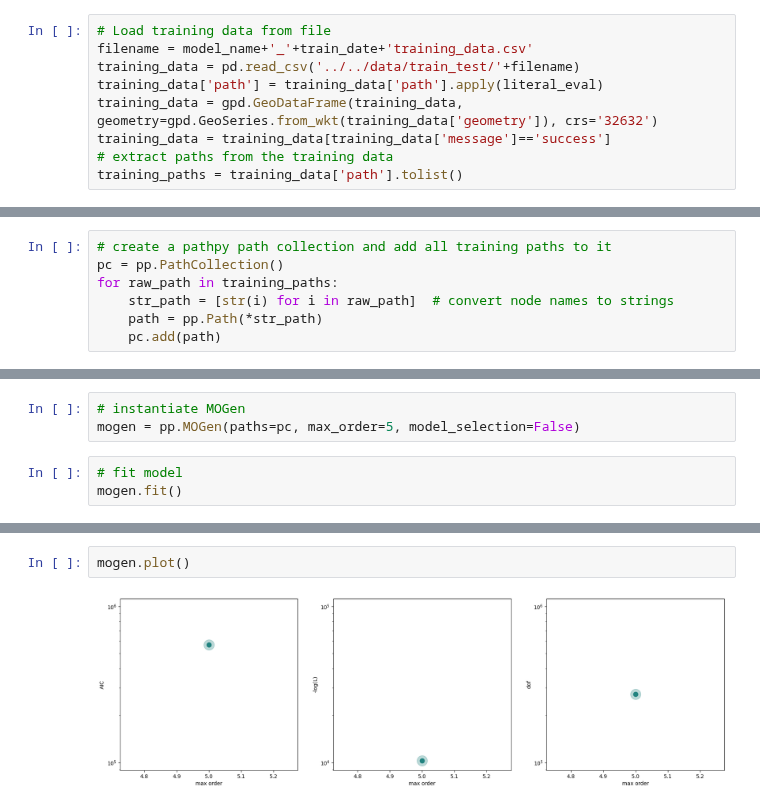
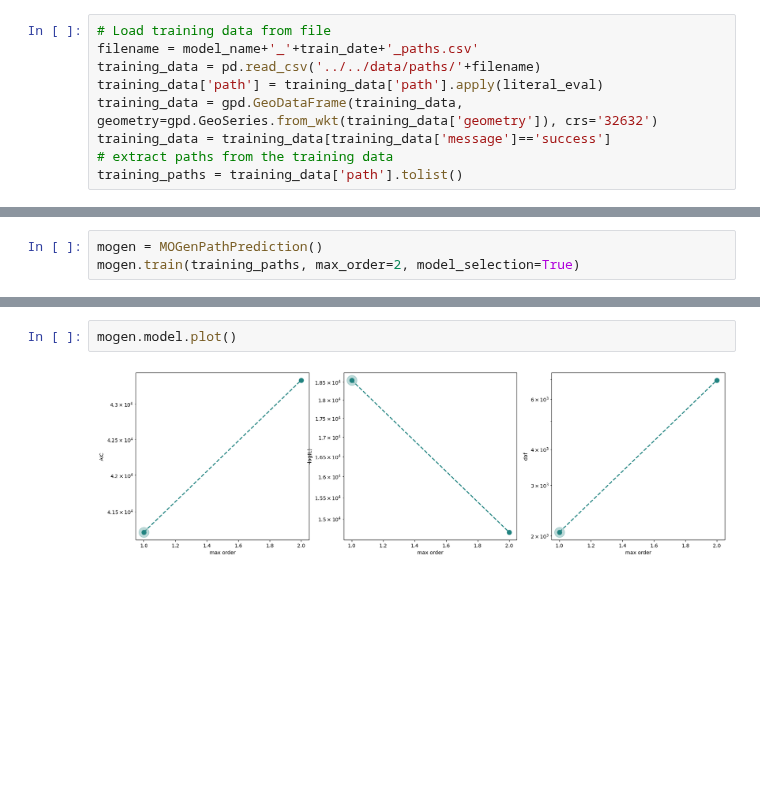
Before and after one commit to vhffm/maritime_route_prediction, a Jupyter notebook: src/models/M3_predict_MOGen.ipynb, the cells around one changed output, grey strips where cells are left out. Drawn from its saved outputs; the diff is of its cells as text; blank space fills up the shorter version.

Commit message:
first stable version of MOGen prediction model for next node(s) prediction

```diff
--- a/src/models/M3_predict_MOGen.ipynb
+++ b/src/models/M3_predict_MOGen.ipynb
@@ -61,8 +61,8 @@ network.hyperparameters
  'graph_generation_max_angle': 45}
 # %%
 # Load training data from file
-filename = model_name+'_'+train_date+'training_data.csv'
-training_data = pd.read_csv('../../data/train_test/'+filename)
+filename = model_name+'_'+train_date+'_paths.csv'
+training_data = pd.read_csv('../../data/paths/'+filename)
 training_data['path'] = training_data['path'].apply(literal_eval)
 training_data = gpd.GeoDataFrame(training_data, geometry=gpd.GeoSeries.from_wkt(training_data['geometry']), crs='32632')
 training_data = training_data[training_data['message']=='success']
@@ -80,9 +88,5 @@ Directed:       True
 Nodes:          {25: Empty 25, 426: Empty 426, 464: Empty 464, 425: Empty 425, 33: Empty 33, 434: Empty 434, 34: Empty 34, 313: Empty 313, 3: Empty 3, 281: Empty 281, 282: Empty 282, 285: Empty 285, 2 ...
 Relations:      (25, 426, 464, 425, 33, 434, 34, 313, 3, 281, 282, 285, 286, 283, 284, 287, 289, 290, 280, 277, 271, 496, 493, 314, 515, 520, 535, 537, 539, 540, 538, 527, 529, 521, 514, 513, 511, 512 ...
 # %%
-# create a pathpy path collection and add all training paths to it
-pc = pp.PathCollection()
-for raw_path in training_paths:
-    str_path = [str(i) for i in raw_path]  # convert node names to strings
-    path = pp.Path(*str_path)
-    pc.add(path)
+mogen = MOGenPathPrediction()
+mogen.train(training_paths, max_order=2, model_selection=True)
@@ -89,6 +101,0 @@ for raw_path in training_paths:
-# %%
-# instantiate MOGen
-mogen = pp.MOGen(paths=pc, max_order=5, model_selection=False)
-# %%
-# fit model
-mogen.fit()
@@ -109,4 +102,4 @@ MOGen model
 # %%
-mogen.plot()
+mogen.model.plot()
 # %% [output]
-[figure, old version]
+[figure, new version]
```
Also changed, not shown: parts of 12 cells of this notebook, 10 other files.
